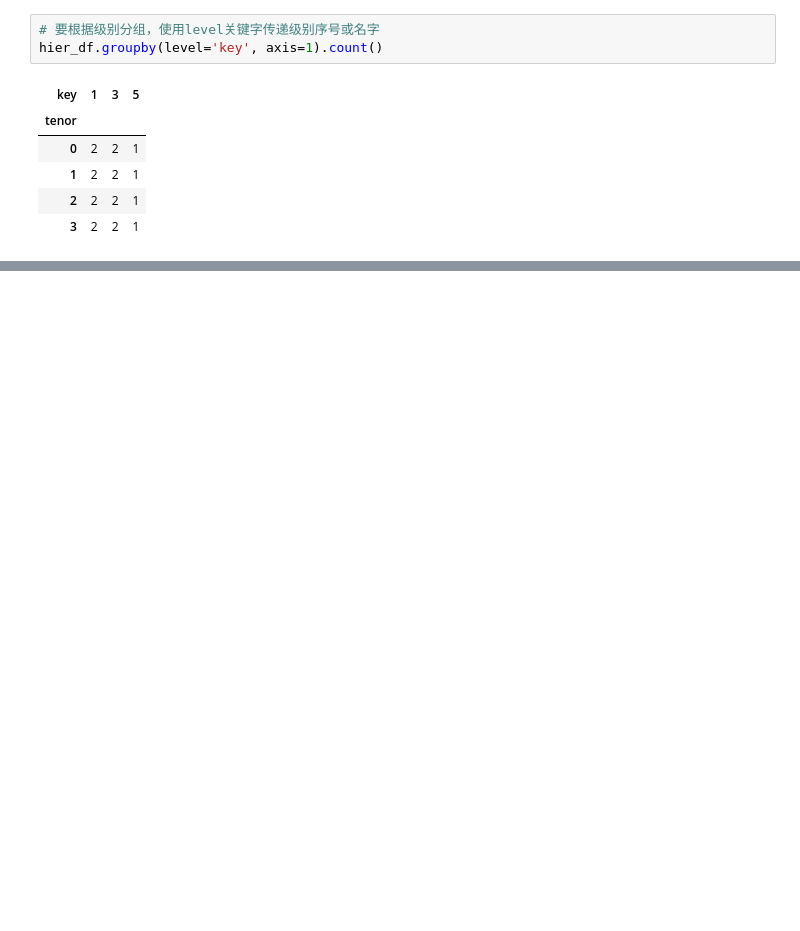
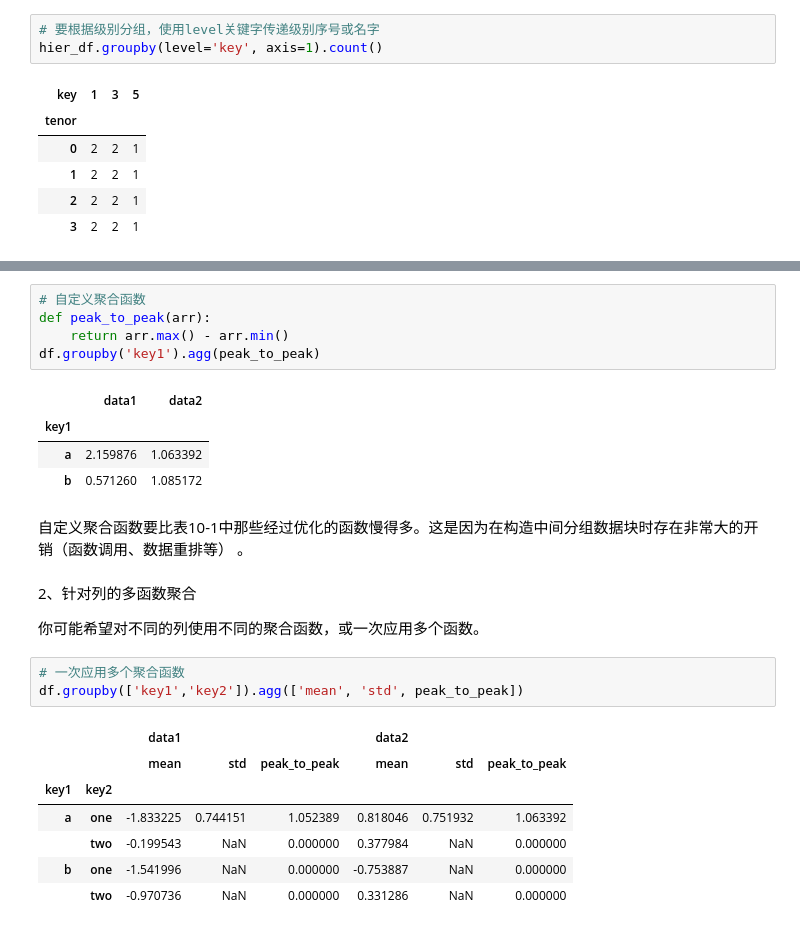
Before and after one commit to thirsd/tutorial, a Jupyter notebook: pandas.ipynb, the cells around one changed output, grey strips where cells are left out. Cells and saved outputs as stored; diff of their text form; blank space fills up the shorter version.

```diff
--- a/pandas.ipynb
+++ b/pandas.ipynb
@@ -2988,0 +3029,27 @@ hier_df.groupby(level='key', axis=1).count()
+# %%
+# 自定义聚合函数
+def peak_to_peak(arr):
+    return arr.max() - arr.min()
+df.groupby('key1').agg(peak_to_peak)
+# %% [output]
+|  | data1 | data2 |
+| key1 |  |  |
+| a | 2.159876 | 1.063392 |
+| b | 0.571260 | 1.085172 |
+# %% [markdown]
+自定义聚合函数要比表10-1中那些经过优化的函数慢得多。这是因为在构造中间分组数据块时存在非常大的开销（函数调用、数据重排等） 。
+# %% [markdown]
+2、针对列的多函数聚合
+
+你可能希望对不同的列使用不同的聚合函数，或一次应用多个函数。
+# %%
+# 一次应用多个聚合函数
+df.groupby(['key1','key2']).agg(['mean', 'std', peak_to_peak])
+# %% [output]
+|  |  | data1 |  |  | data2 |  |  |
+|  |  | mean | std | peak_to_peak | mean | std | peak_to_peak |
+| key1 | key2 |  |  |  |  |  |  |
+| a | one | -1.833225 | 0.744151 | 1.052389 | 0.818046 | 0.751932 | 1.063392 |
+|  | two | -0.199543 | NaN | 0.000000 | 0.377984 | NaN | 0.000000 |
+| b | one | -1.541996 | NaN | 0.000000 | -0.753887 | NaN | 0.000000 |
+|  | two | -0.970736 | NaN | 0.000000 | 0.331286 | NaN | 0.000000 |
```
Also changed, not shown: parts of 88 cells of this notebook.
